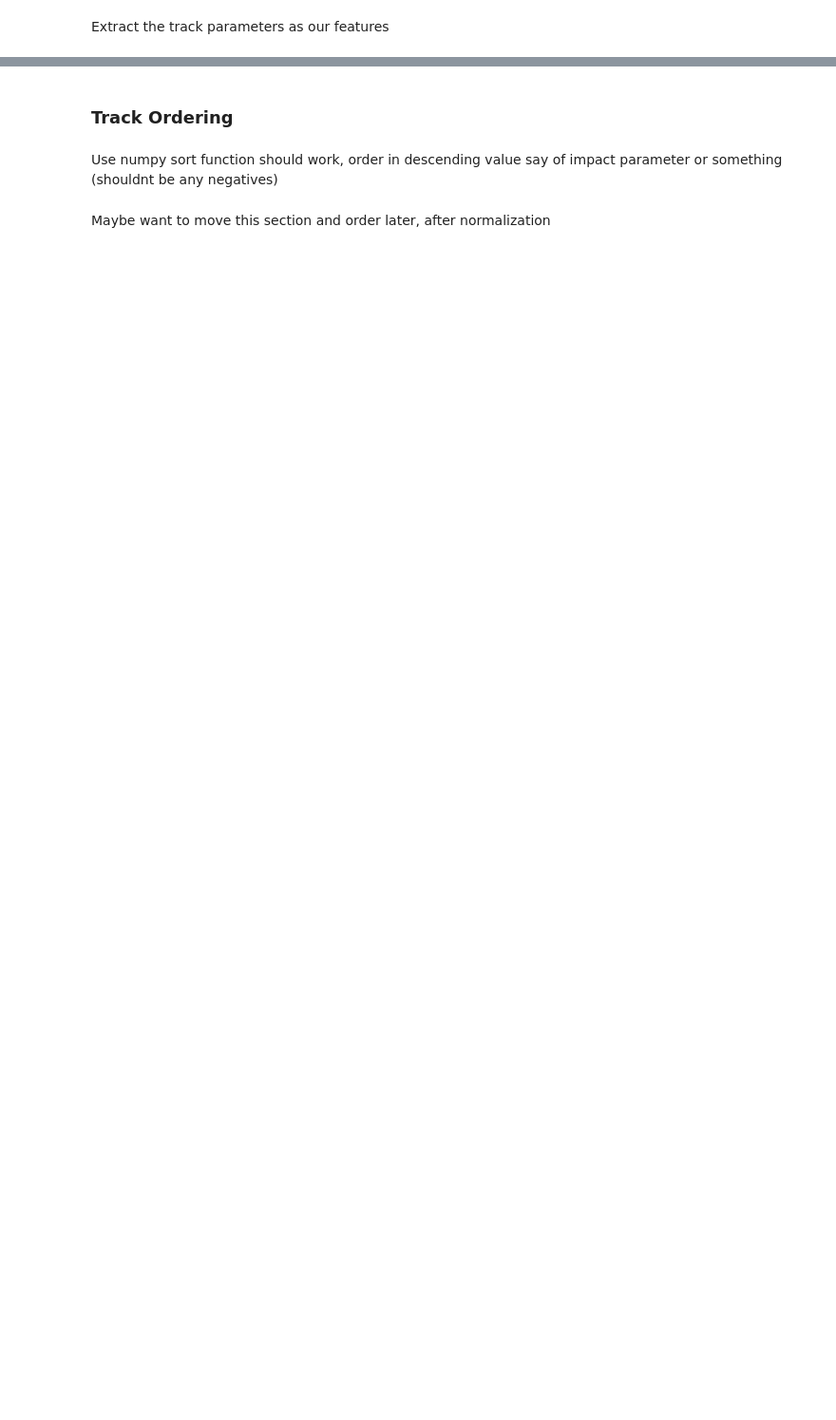
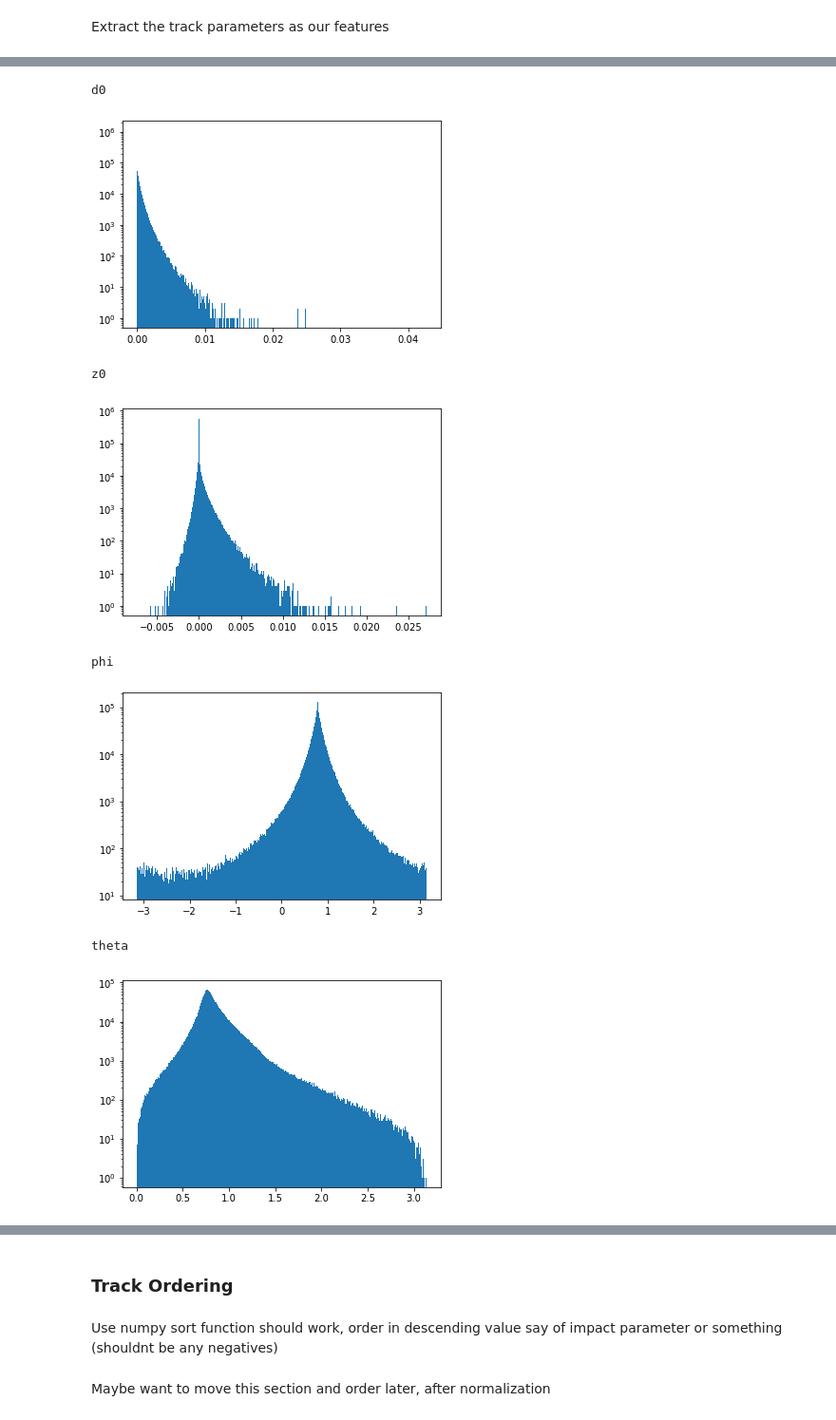
Before and after one commit to gregbarbour/RNNProject, a Jupyter notebook: an_rnn_example.ipynb, the cells around one changed output, grey strips where cells are left out. Shown at 95% size. Drawn from its saved outputs; the diff is of its cells as text; code cells hidden in the pictures; blank space fills up the shorter version.

```diff
--- a/an_rnn_example.ipynb
+++ b/an_rnn_example.ipynb
@@ -53,2 +41,18 @@ Wall time: 13.7 s
 # %%
 X = trks # following convention name the features as the vector 'X'
+# %%
+for var in range(len(features)):
+    print(features[var])
+    trackvar = X[:,:,var]
+    trackvar = trackvar[~(trackvar == np.NaN)]
+    plt.hist(trackvar,bins='scott',log=True)
+    plt.show()
+# %% [output]
+d0
+[figure, added]
+z0
+[figure, added]
+phi
+[figure, added]
+theta
+[figure, added]
```
Also changed, not shown: parts of 23 cells of this notebook, 2 other files.
